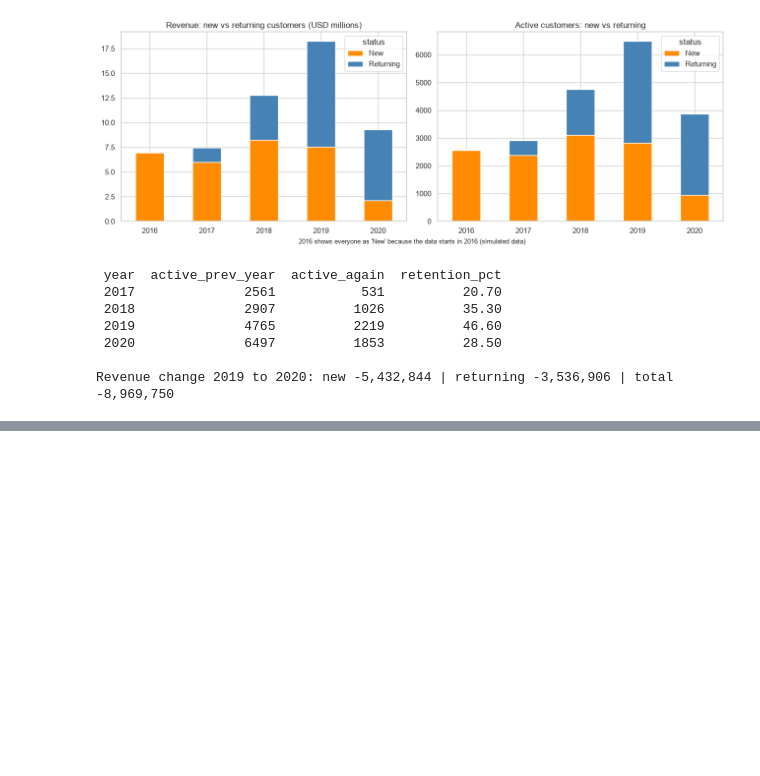
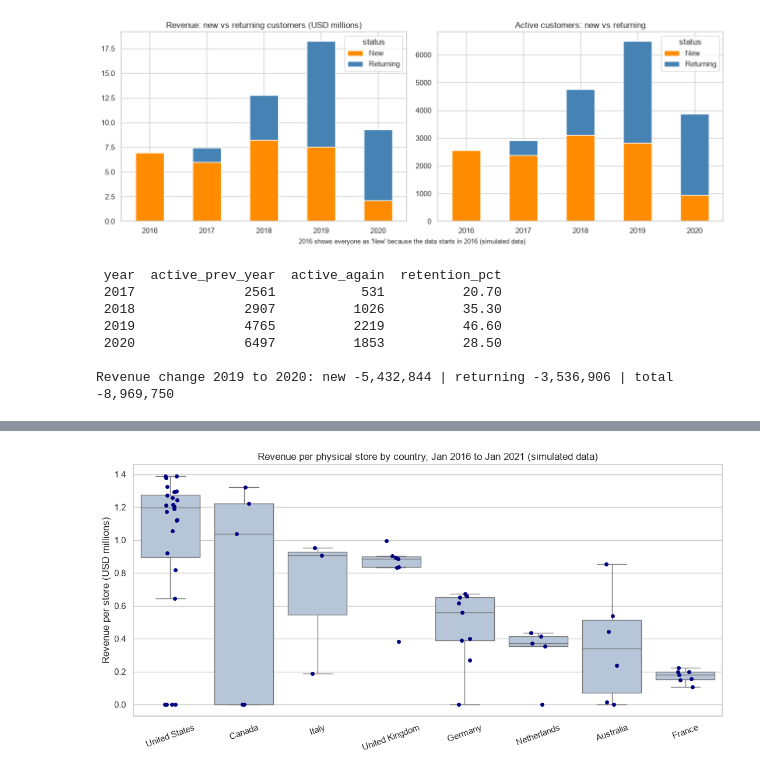
Before and after one commit to Mohsintahseen/sales-intelligence-system, a Jupyter notebook: notebooks/01_eda_overview.ipynb, the cells around one changed output, grey strips where cells are left out. Drawn from its saved outputs; the diff is of its cells as text; code cells hidden in the pictures; blank space fills up the shorter version.

Commit message:
Phase 4: store, channel and regional analysis

```diff
--- a/notebooks/01_eda_overview.ipynb
+++ b/notebooks/01_eda_overview.ipynb
@@ -292,3 +292,24 @@ print(f"\nRevenue change 2019 to 2020: new {chg_new:,.0f} | returning {chg_ret:,
  2020              6497          1853          28.50
 
 Revenue change 2019 to 2020: new -5,432,844 | returning -3,536,906 | total -8,969,750
+# %%
+from db import get_engine
+
+stores = pd.read_sql(
+    "SELECT store_key, country, state, square_meters, open_date FROM sales.dim_stores",
+    get_engine(),
+)
+stores["open_date"] = pd.to_datetime(stores["open_date"])
+
+full = df[df["order_date"] < "2021-02-01"]            # complete months only
+store_rev = (full.groupby("store_key")
+                 .agg(revenue=("revenue_usd", "sum"), orders=("order_number", "nunique"))
+                 .reset_index())
+
+stores = stores.merge(store_rev, on="store_key", how="left").fillna({"revenue": 0, "orders": 0})
+physical = stores[stores["store_key"] != 0].copy()
+
+print("Stores:", len(stores), "| physical:", len(physical))
+print("Stores with revenue > 0:", (stores["revenue"] > 0).sum(), "| with none:", (stores["revenue"] == 0).sum())
+print("Revenue total:", round(stores["revenue"].sum(), 0))
+physical.groupby("country")["revenue"].agg(["count", "mean", "median", "min", "max"]).round(0)
@@ -294,0 +330,17 @@ Revenue change 2019 to 2020: new -5,432,844 | returning -3,536,906 | total -8,96
+# %%
+order = physical.groupby("country")["revenue"].median().sort_values(ascending=False).index
+
+fig, ax = plt.subplots(figsize=(11, 5.5))
+sns.boxplot(data=physical, x="country", y=physical["revenue"] / 1e6, order=order,
+            color="lightsteelblue", fliersize=0, ax=ax)
+sns.stripplot(data=physical, x="country", y=physical["revenue"] / 1e6, order=order,
+              color="navy", size=5, ax=ax)
+ax.set_title("Revenue per physical store by country, Jan 2016 to Jan 2021 (simulated data)")
+ax.set_ylabel("Revenue per store (USD millions)")
+ax.set_xlabel("")
+plt.xticks(rotation=20)
+plt.tight_layout()
+plt.savefig("../reports/figures/store_revenue_by_country.png", dpi=150)
+plt.show()
+# %% [output]
+[figure, added]
```
Also changed, not shown: parts of 5 cells of this notebook, 3 other files.
